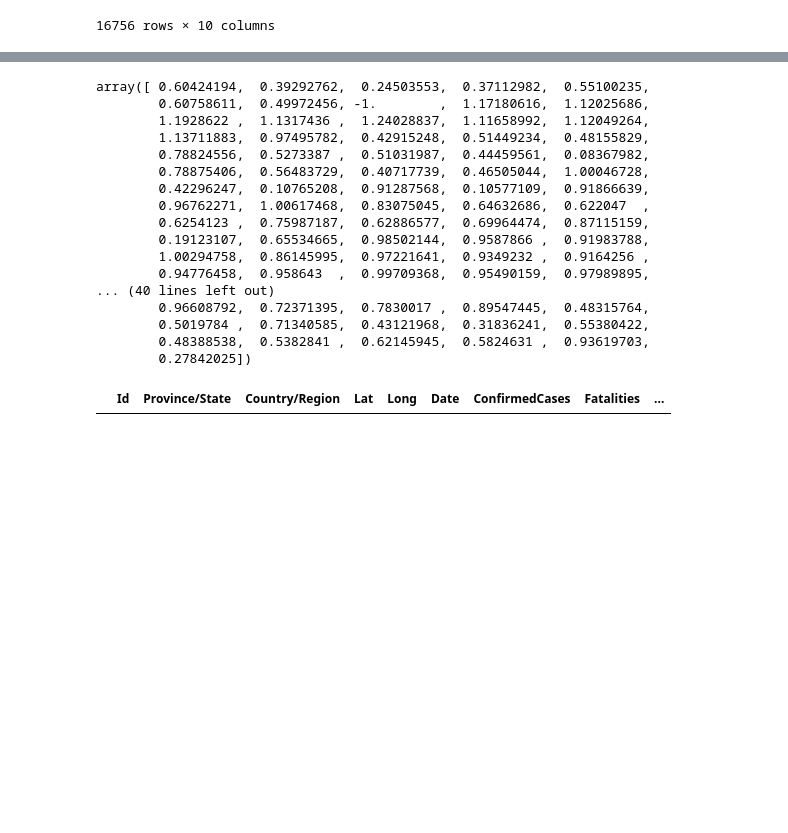
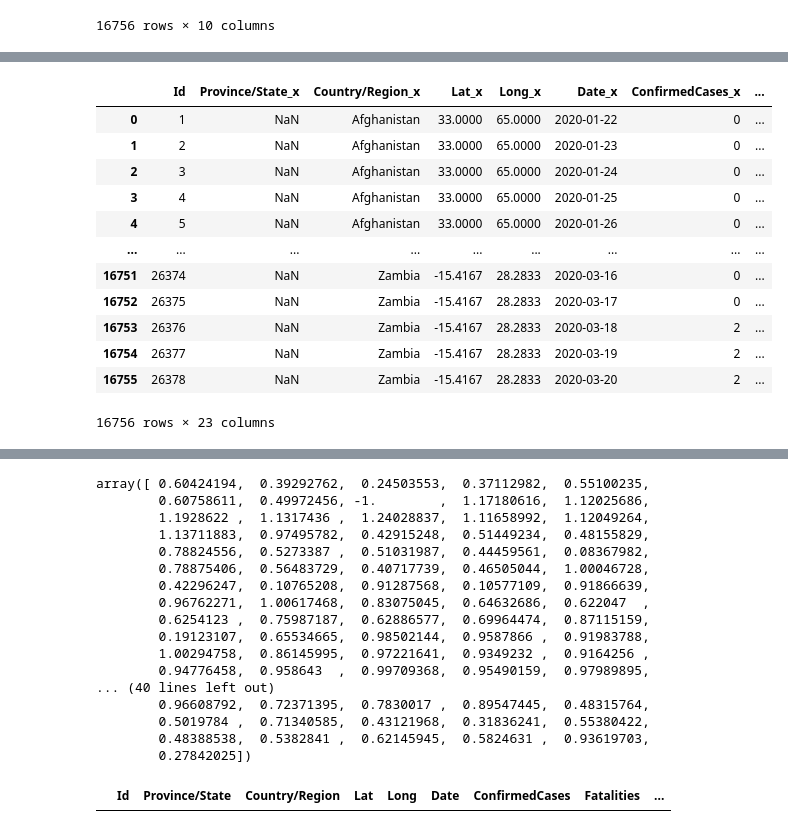
Before and after one commit to zoro666/covid19-global-forecasting, a Jupyter notebook: basic_processing.ipynb, the cells around one changed output, grey strips where cells are left out. Saved outputs shown, nothing was run; the diff lists cells and outputs as text; code cells hidden in the pictures; blank space fills up the shorter version.

```diff
--- a/basic_processing.ipynb
+++ b/basic_processing.ipynb
@@ -82,0 +120,31 @@ train_df
+# %%
+# Get state from the given latitude and longitude
+def get_state(coordinates):
+    """
+    Get states from the given coordinates.
+    If the location obtained from the service is None or
+    if the inputs are nan's then output is None
+
+    Input Args:
+    coordinates(str): String with format '<lat>,<long>'
+
+    Output Args:
+    state(str): String value consisting of state name or Nones
+    """
+    state = None
+    if coordinates == 'nan,nan':
+        return state
+    location = locator.reverse(coordinates,language='en')
+    # If the location is found from the geoenconder
+    if location[0] is not None:
+        state = location.raw['address'].get('state','')
+    return state
+# %%
+# create dictionary of geom to new state using geoencoder
+geom_to_state_dict = {}
+for i,geom in enumerate(unique_geom):
+    state = get_state(geom)
+    # If state returned is empty string then default it to None
+    if state == "":
+        state = None
+    geom_to_state_dict[geom] = state
@@ -82,0 +171,2 @@ train_df
+# %%
+null_state_df['new_state'] = null_state_df['geom'].apply(lambda x:geom_to_state_dict[x])
@@ -83,3 +212,22 @@ train_df
+# %%
+# Merge the train and null df
+train_df2=pd.merge(train_df,null_state_df,left_on='Id',right_on='Id',how='left')
+# %%
+train_df2
+# %% [output]
+|  | Id | Province/State_x | Country/Region_x | Lat_x | Long_x | Date_x | ConfirmedCases_x | ... |
+| 0 | 1 | NaN | Afghanistan | 33.0000 | 65.0000 | 2020-01-22 | 0 | ... |
+| 1 | 2 | NaN | Afghanistan | 33.0000 | 65.0000 | 2020-01-23 | 0 | ... |
+| 2 | 3 | NaN | Afghanistan | 33.0000 | 65.0000 | 2020-01-24 | 0 | ... |
+| 3 | 4 | NaN | Afghanistan | 33.0000 | 65.0000 | 2020-01-25 | 0 | ... |
+| 4 | 5 | NaN | Afghanistan | 33.0000 | 65.0000 | 2020-01-26 | 0 | ... |
+| ... | ... | ... | ... | ... | ... | ... | ... | ... |
+| 16751 | 26374 | NaN | Zambia | -15.4167 | 28.2833 | 2020-03-16 | 0 | ... |
+| 16752 | 26375 | NaN | Zambia | -15.4167 | 28.2833 | 2020-03-17 | 0 | ... |
+| 16753 | 26376 | NaN | Zambia | -15.4167 | 28.2833 | 2020-03-18 | 2 | ... |
+| 16754 | 26377 | NaN | Zambia | -15.4167 | 28.2833 | 2020-03-19 | 2 | ... |
+| 16755 | 26378 | NaN | Zambia | -15.4167 | 28.2833 | 2020-03-20 | 2 | ... |
+16756 rows × 23 columns
 # %%
 train_df[train_df['Province/State'].isnull()== True]
 # %% [output]
```
Also changed, not shown: parts of 15 cells of this notebook, 1 other file.
